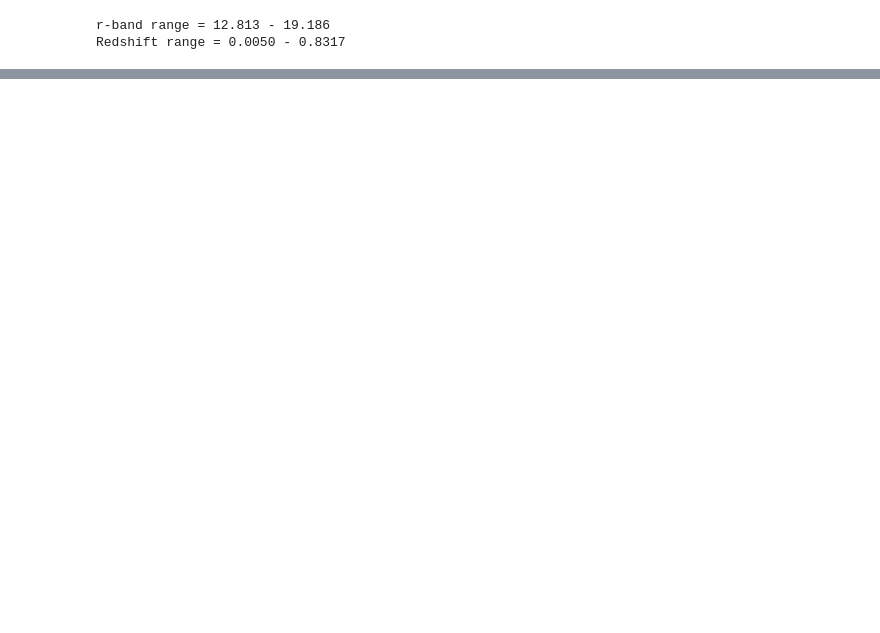
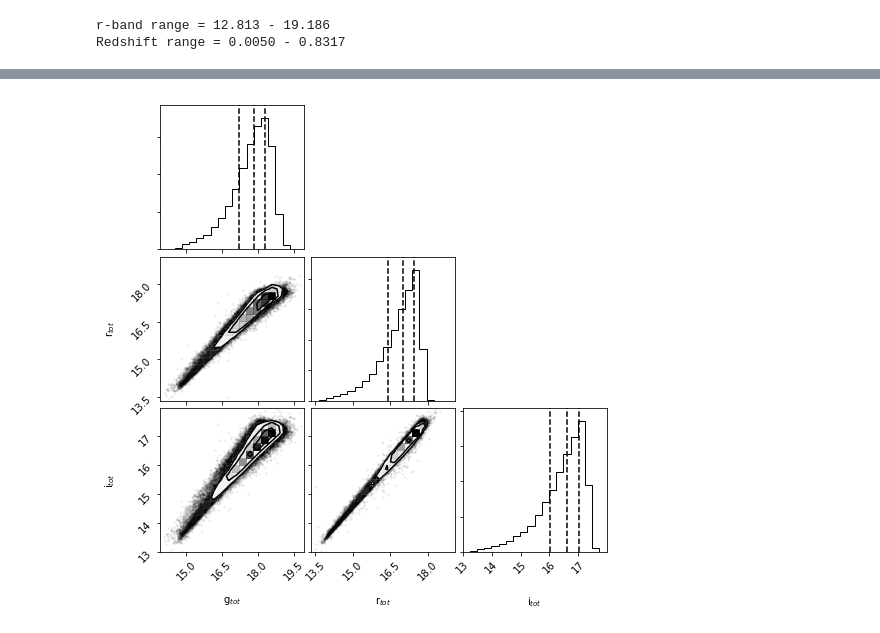
Before and after one commit to moustakas/siena-astrophysics, a Jupyter notebook: research/upenn-photdec/upenn-photdec.ipynb, the cells around one changed output, grey strips where cells are left out. Cells and saved outputs as stored; diff of their text form; code cells hidden in the pictures; blank space fills up the shorter version.

```diff
--- a/research/upenn-photdec/upenn-photdec.ipynb
+++ b/research/upenn-photdec/upenn-photdec.ipynb
@@ -155,0 +179,4 @@ del fit, meas
+# %%
+two = select_meert(gfit, twocomp=True)
+two = np.logical_and( two, select_meert(rfit, twocomp=True) )
+two = np.logical_and( two, select_meert(ifit, twocomp=True) )
@@ -235,0 +278,12 @@ ax.margins(0.05)
+# %%
+labels = [r'g$_{tot}$', r'r$_{tot}$', r'i$_{tot}$']
+data = np.array([
+    gfit['m_tot'][two],
+    rfit['m_tot'][two],
+    ifit['m_tot'][two],
+]).T
+data.shape
+
+_ = corner(data, quantiles=[0.25, 0.50, 0.75], labels=labels)
+# %% [output]
+[figure, added]
```
Also changed, not shown: parts of 22 cells of this notebook.
